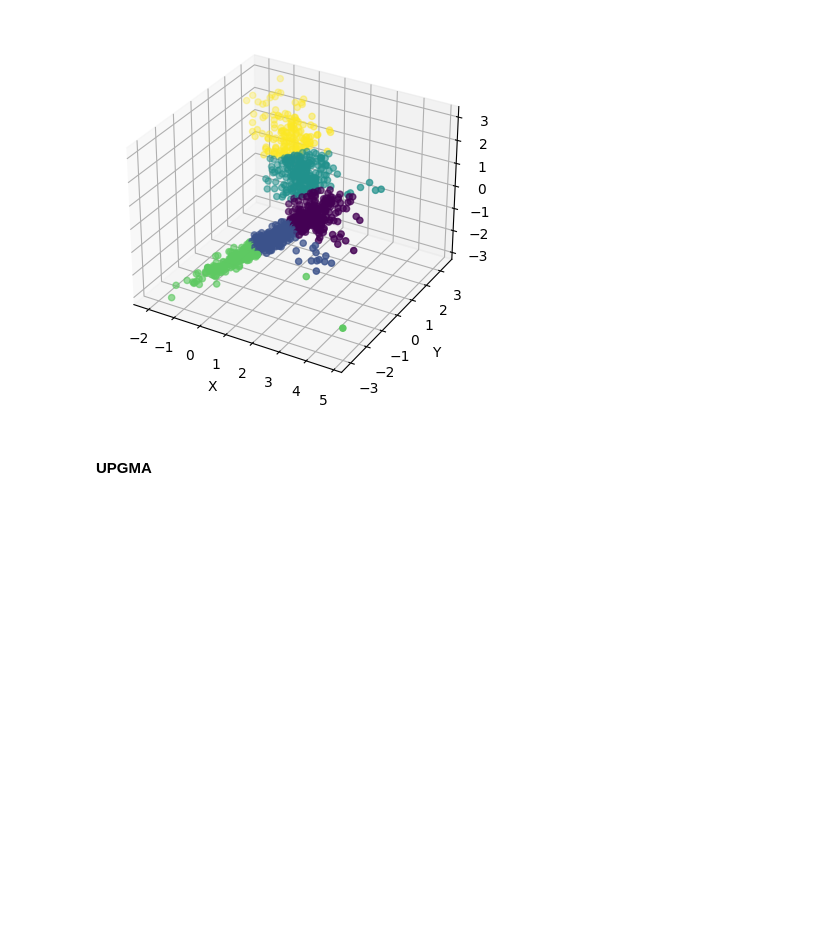
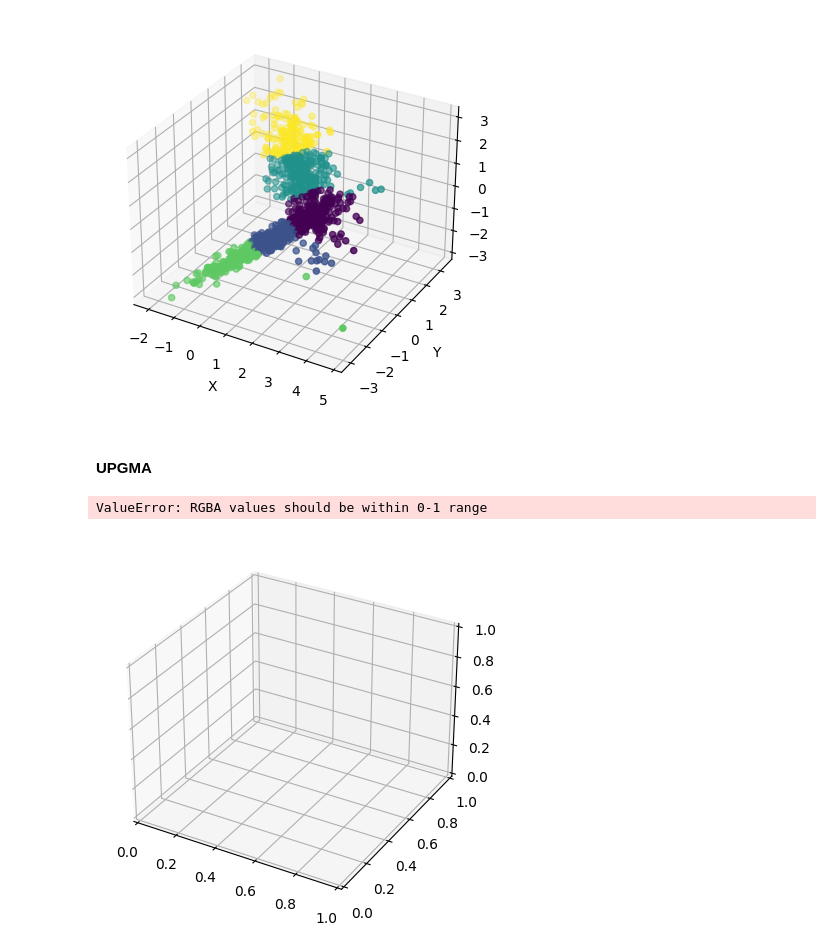
Before and after one commit to alvgonfri/clustering_algorithms, a Jupyter notebook: clustering_algorithms.ipynb, the cells around one changed output. Drawn from its saved outputs; the diff is of its cells as text; code cells hidden in the pictures; blank space fills up the shorter version.

```diff
--- a/clustering_algorithms.ipynb
+++ b/clustering_algorithms.ipynb
@@ -294,3 +358,11 @@ visualize_labelled_dataset(X, labels)
 [figure]
 # %% [markdown]
 #### UPGMA
+# %%
+# UPGMA with 5 clusters
+labels = clustering(X, 'upgma', {'k': 5})
+# print(labels)
+visualize_labelled_dataset(X, labels)
+# %% [output]
+ValueError: RGBA values should be within 0-1 range
+[figure, added]
```
Also changed, not shown: parts of 7 cells of this notebook.
